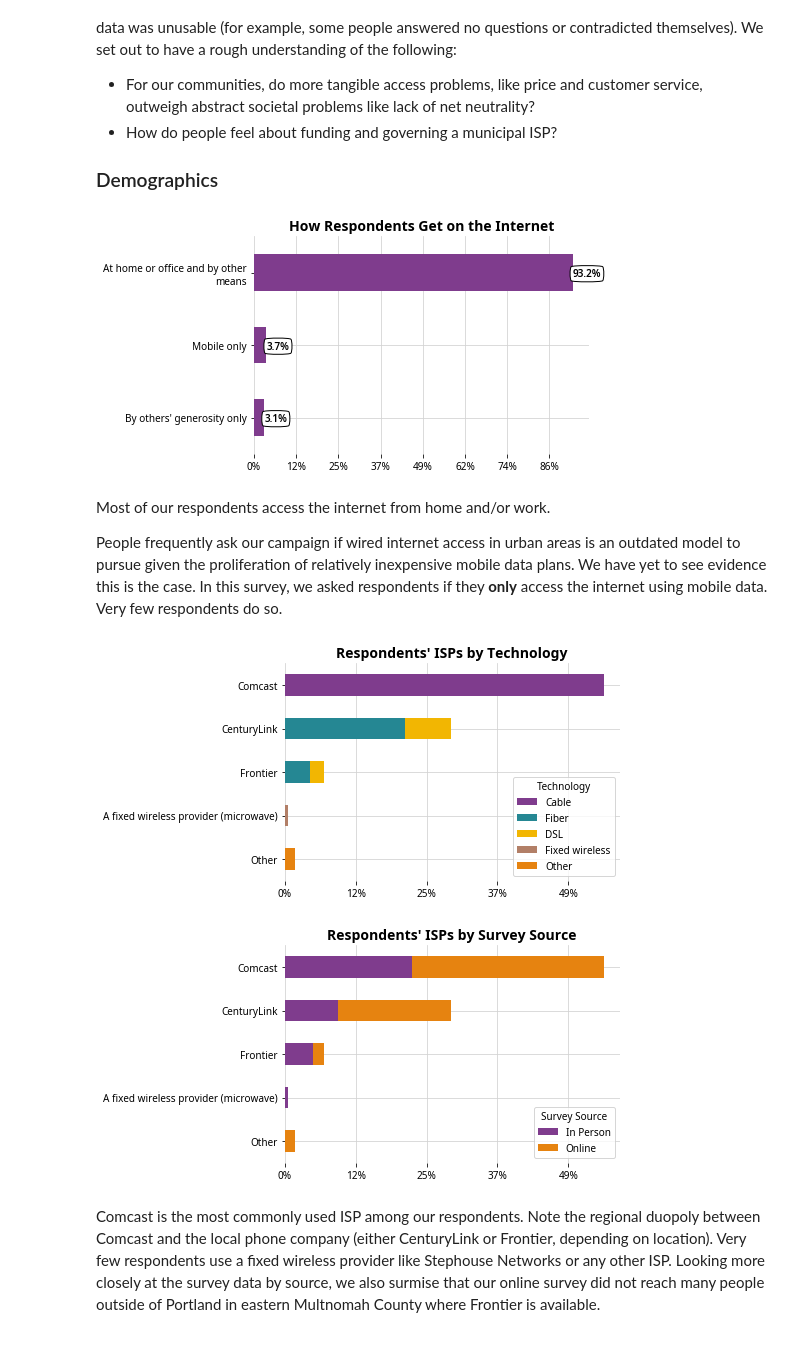
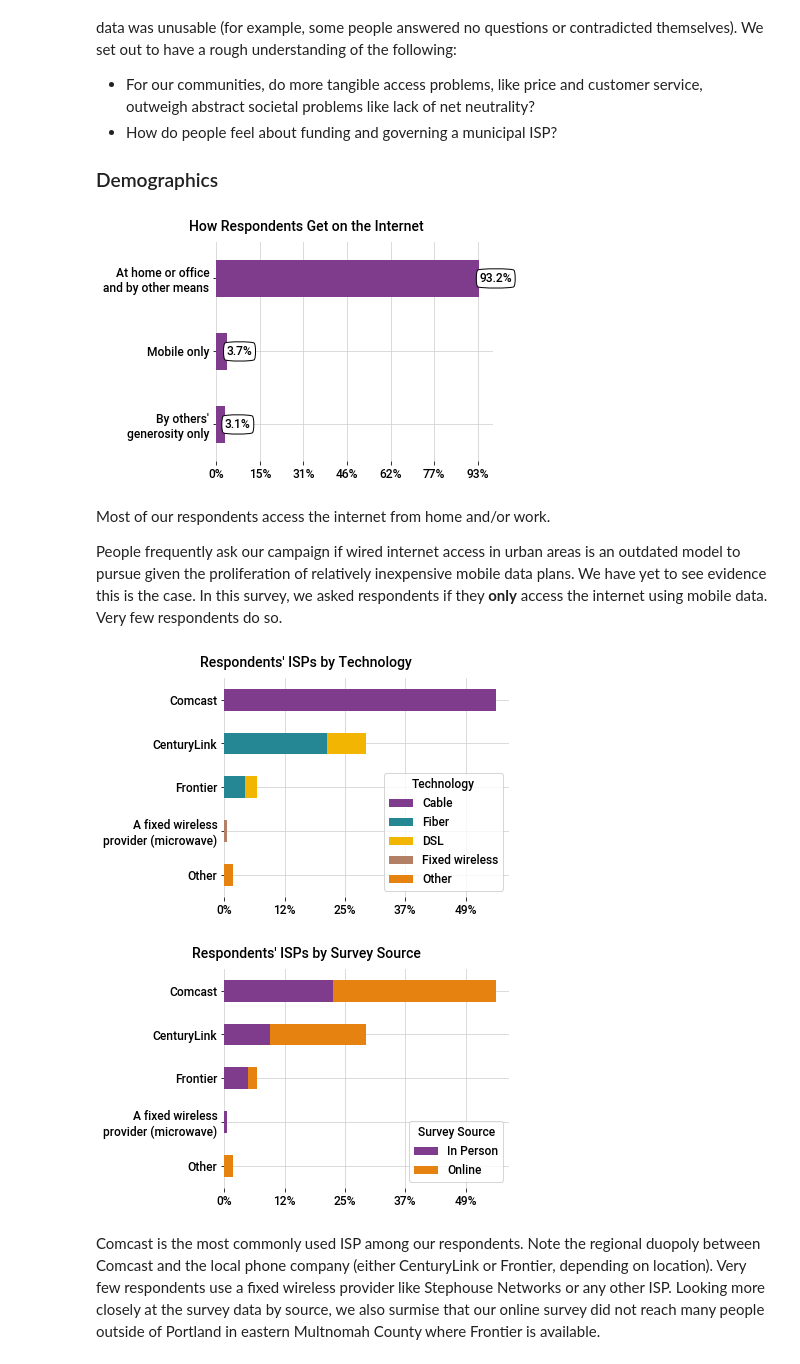
Before and after one commit to municipalbroadband/reports, a Jupyter notebook: mbpdx/2020-02-community-engagement/report.ipynb, the cells around one changed output. Saved outputs shown, nothing was run; the diff lists cells and outputs as text; code cells hidden in the pictures.

Commit message:
Chart formatting

```diff
--- a/mbpdx/2020-02-community-engagement/report.ipynb
+++ b/mbpdx/2020-02-community-engagement/report.ipynb
@@ -20,12 +20,15 @@ CMAP_SEQUENTIAL = agSunset_7_r.mpl_colormap
 CMAP_QUALITATIVE = Bold_7.mpl_colormap
 
 plt.rcParams['font.family'] = 'sans-serif'
-plt.rcParams['font.sans-serif'] = 'Noto Sans'
+plt.rcParams['font.size'] = 12
+plt.rcParams['font.weight'] = 'medium'
+plt.rcParams['font.sans-serif'] = 'Roboto'
 plt.rcParams['axes.edgecolor'] = 'none'
 plt.rcParams['axes.grid'] = True
 plt.rcParams['axes.axisbelow'] = True
-plt.rcParams['axes.titleweight'] = 'bold'
-plt.rcParams['axes.titlesize'] = 14
+plt.rcParams['axes.labelweight'] = 'medium'
+plt.rcParams['figure.titleweight'] = 'medium'
+plt.rcParams['figure.titlesize'] = 14
 plt.rcParams['grid.color'] = 'lightgrey'
 
 df = combined()
@@ -74,21 +77,23 @@ We received a total of 168 survey responses, of which we excluded 6 from our ana
 ### Demographics
 # %%
 ax = df.filter(['has_internet_premise', 'has_internet_mobile_only', 'has_internet_ext_only']).agg('sum').rename({
-    'has_internet_premise': textwrap.fill('At home or office and by other means', 30),
+    'has_internet_premise': textwrap.fill('At home or office and by other means', 20),
     'has_internet_mobile_only': 'Mobile only',
-    'has_internet_ext_only': textwrap.fill("By others' generosity only", 30),
+    'has_internet_ext_only': textwrap.fill("By others' generosity only", 20),
 }).plot(
     kind='barh',
-    title='How Respondents Get on the Internet',
     cmap=CMAP_QUALITATIVE,
 )
 ax.xaxis.set_major_formatter(mtick.PercentFormatter(decimals=0, xmax=len(df.index)))
 ax.invert_yaxis()
 annotate_percentages(ax, len(df.index))
 
+plt.suptitle('How Respondents Get on the Internet')
+plt.tight_layout(rect=[0, 0.03, 1, 0.95])
+
 plt.show()
 # %% [output]
-[figure, old version]
+[figure, new version]
 # %% [markdown]
 Most of our respondents access the internet from home and/or work.
 
@@ -99,7 +104,7 @@ for col, label in {'isp_tech': 'Technology', 'source': 'Survey Source'}.items():
         index='isp',
         columns=col,
         aggfunc='size',
-    )
+    ).rename(index=lambda label: textwrap.fill(label, 20))
 
     ax = isps.plot(kind='barh', stacked=True, cmap=CMAP_QUALITATIVE)
     ax.xaxis.set_major_formatter(mtick.PercentFormatter(decimals=0, xmax=df.has_internet_premise.count()))
@@ -107,12 +112,13 @@ for col, label in {'isp_tech': 'Technology', 'source': 'Survey Source'}.items():
     ax.set_ylabel(None)
     ax.invert_yaxis()
 
-    plt.title("Respondents' ISPs by {0}".format(label))
+    plt.suptitle("Respondents' ISPs by {0}".format(label))
+    plt.tight_layout(rect=[0, 0.03, 1, 0.95])
 
     plt.show()
 # %% [output]
-[figure, old version]
+[figure, new version]
-[figure, old version]
+[figure, new version]
 # %% [markdown]
 Comcast is the most commonly used ISP among our respondents. Note the regional duopoly between Comcast and the local phone company (either CenturyLink or Frontier, depending on location). Very few respondents use a fixed wireless provider like Stephouse Networks or any other ISP. Looking more closely at the survey data by source, we also surmise that our online survey did not reach many people outside of Portland in eastern Multnomah County where Frontier is available.
 # %%
```
Also changed, not shown: parts of 5 cells of this notebook.
